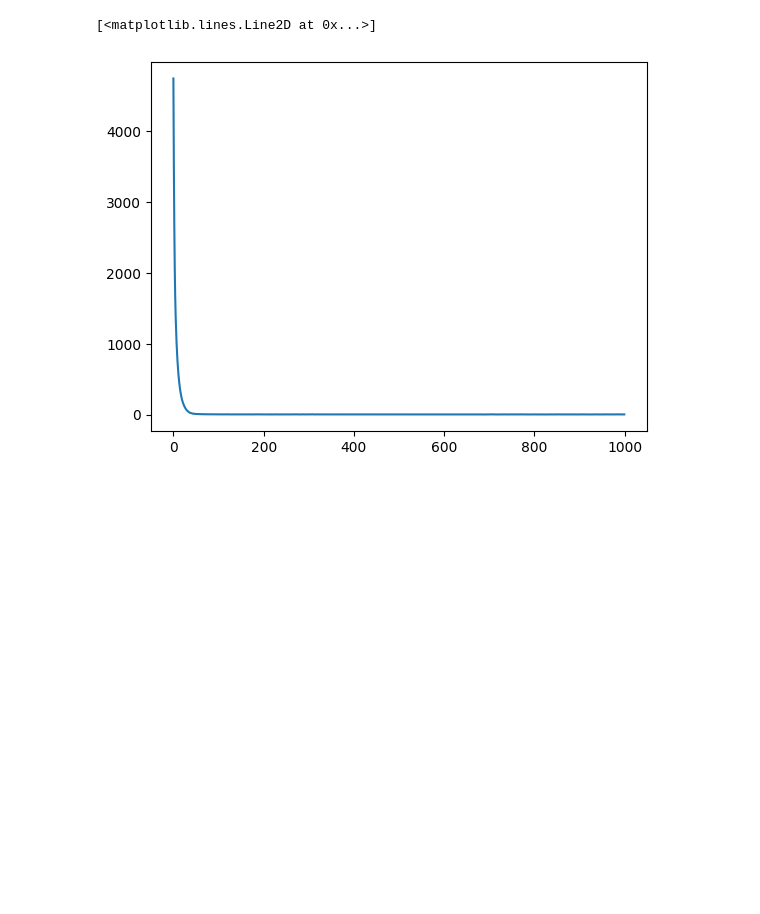
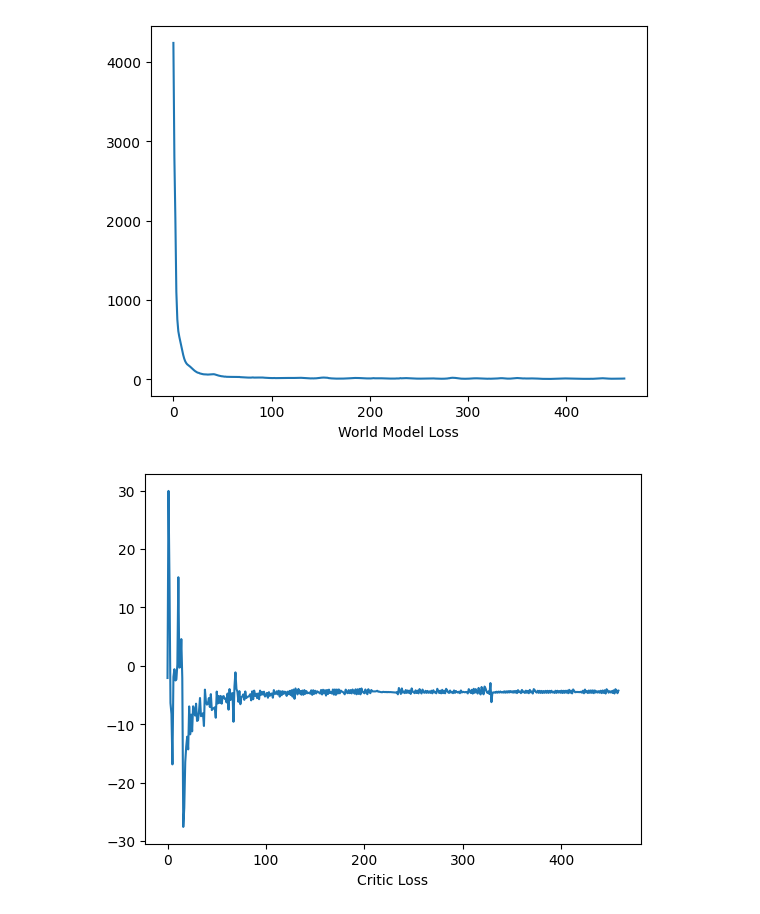
Before and after one commit to antony-zhao/RLTesting, a Jupyter notebook: rltesting/torch_rl/dreamer/testing.ipynb, the cells around one changed output. Cells and saved outputs as stored; diff of their text form; code cells hidden in the pictures; blank space fills up the shorter version.

```diff
--- a/rltesting/torch_rl/dreamer/testing.ipynb
+++ b/rltesting/torch_rl/dreamer/testing.ipynb
@@ -103,7 +103,9 @@ A.L.E: Arcade Learning Environment (version 0.10.2+c9d4b19)
 # %%
 obs = env.reset()
-for _ in range(6000):
-    action = np.repeat(env.action_space.sample(), num_envs)
+for i in range(100):
+    if i % 100 == 0:
+        print(i)
+    action, latent = dreamer.choose_action(torch.tensor(obs).float().to(config.device))
     next_obs, reward, done, info = env.step(action)
-    buffer.add_sample_until_episode_terminal([obs, action, reward, done])
+    dreamer.process_sample(obs, latent, action, reward, done)
     obs = next_obs
@@ -139,0 +114,17 @@ for i in range(1000):
+# %%
+losses_wm = []
+losses_actor = []
+losses_critic = []
+losses_dict = []
+for i in range(1000):
+    if i % 100 == 0:
+        print(i)
+    action, latent = dreamer.choose_action(torch.tensor(obs).float().to(config.device))
+    next_obs, reward, done, info = env.step(action)
+    dreamer.process_sample(obs, latent, action, reward, done)
+    obs = next_obs
+    loss_wm, loss_actor, loss_critic, loss_dict = dreamer.train()
+    losses_wm.append(loss_wm)
+    losses_actor.append(loss_actor)
+    losses_critic.append(loss_critic)
+    losses_dict.append(loss_dict)
@@ -140,5 +141,13 @@ for i in range(1000):
 # %%
-plt.plot(losses)
+plt.plot(losses_wm)
+plt.xlabel("World Model Loss")
+plt.show()
+plt.plot(losses_critic)
+plt.xlabel("Critic Loss")
+plt.show()
+plt.plot(losses_actor)
+plt.xlabel("Actor Loss")
+plt.show()
 # %% [output]
-[<matplotlib.lines.Line2D at 0x...>]
-[figure, old version]
+[figure, new version]
+[figure, added]
```
Also changed, not shown: parts of 10 cells of this notebook, 4 other files.
